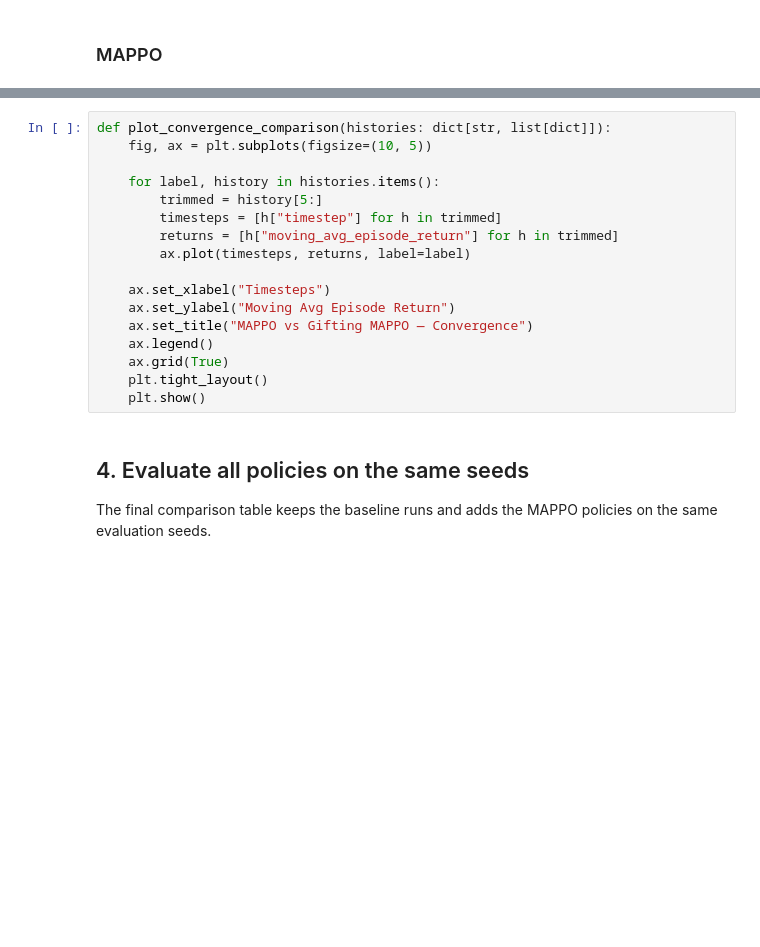
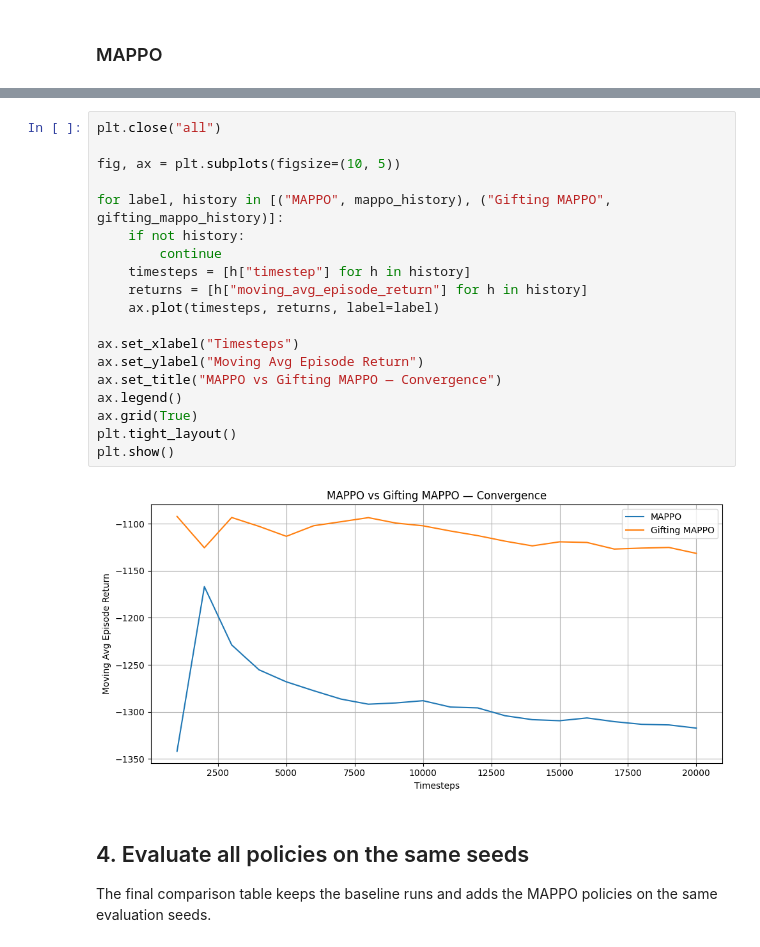
Before and after one commit to abergh18/marl-tsc, a Jupyter notebook: notebooks/main_flow_tom.ipynb, the cells around one changed output, grey strips where cells are left out. Cells and saved outputs as stored; diff of their text form; blank space fills up the shorter version.

```diff
--- a/notebooks/main_flow_tom.ipynb
+++ b/notebooks/main_flow_tom.ipynb
@@ -472,21 +482,25 @@ print("Saved Gifting MAPPO model:", gifting_mappo_model_path)
 Saved Gifting MAPPO model: /content/marl-tsc/outputs_network_one/models/mappo_peer_reward.pt
 # %%
-def plot_convergence_comparison(histories: dict[str, list[dict]]):
-    fig, ax = plt.subplots(figsize=(10, 5))
+plt.close("all")
 
-    for label, history in histories.items():
-        trimmed = history[5:]
-        timesteps = [h["timestep"] for h in trimmed]
-        returns = [h["moving_avg_episode_return"] for h in trimmed]
-        ax.plot(timesteps, returns, label=label)
+fig, ax = plt.subplots(figsize=(10, 5))
 
-    ax.set_xlabel("Timesteps")
-    ax.set_ylabel("Moving Avg Episode Return")
-    ax.set_title("MAPPO vs Gifting MAPPO — Convergence")
-    ax.legend()
-    ax.grid(True)
-    plt.tight_layout()
-    plt.show()
+for label, history in [("MAPPO", mappo_history), ("Gifting MAPPO", gifting_mappo_history)]:
+    if not history:
+        continue
+    timesteps = [h["timestep"] for h in history]
+    returns = [h["moving_avg_episode_return"] for h in history]
+    ax.plot(timesteps, returns, label=label)
+
+ax.set_xlabel("Timesteps")
+ax.set_ylabel("Moving Avg Episode Return")
+ax.set_title("MAPPO vs Gifting MAPPO — Convergence")
+ax.legend()
+ax.grid(True)
+plt.tight_layout()
+plt.show()
+# %% [output]
+[figure, added]
 # %% [markdown]
 ## 4. Evaluate all policies on the same seeds
 
```
Also changed, not shown: parts of 11 cells of this notebook.
